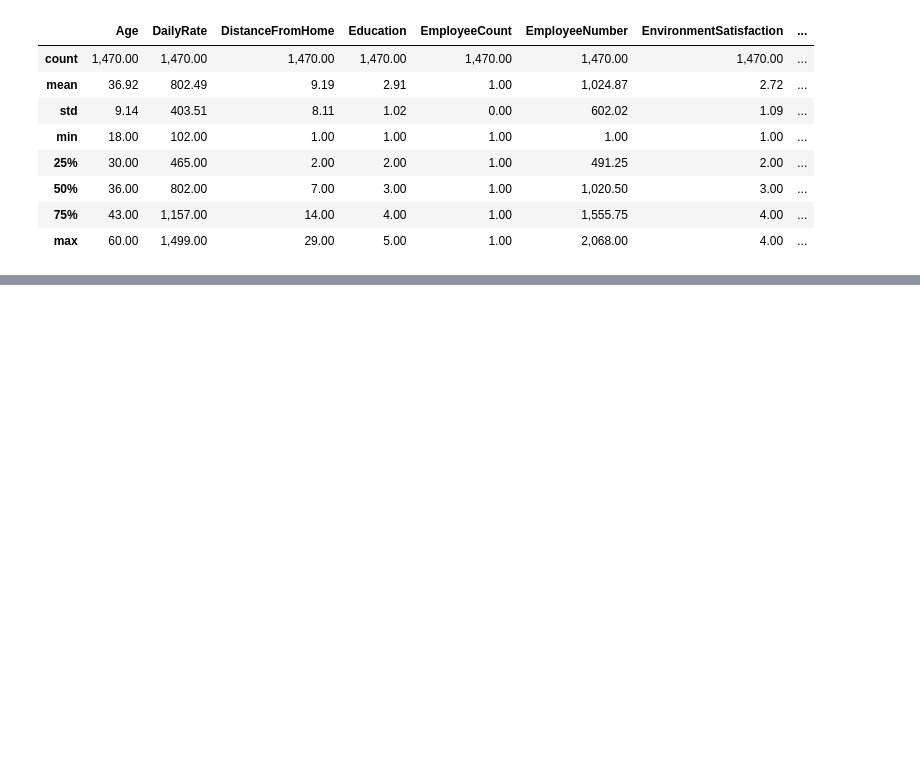
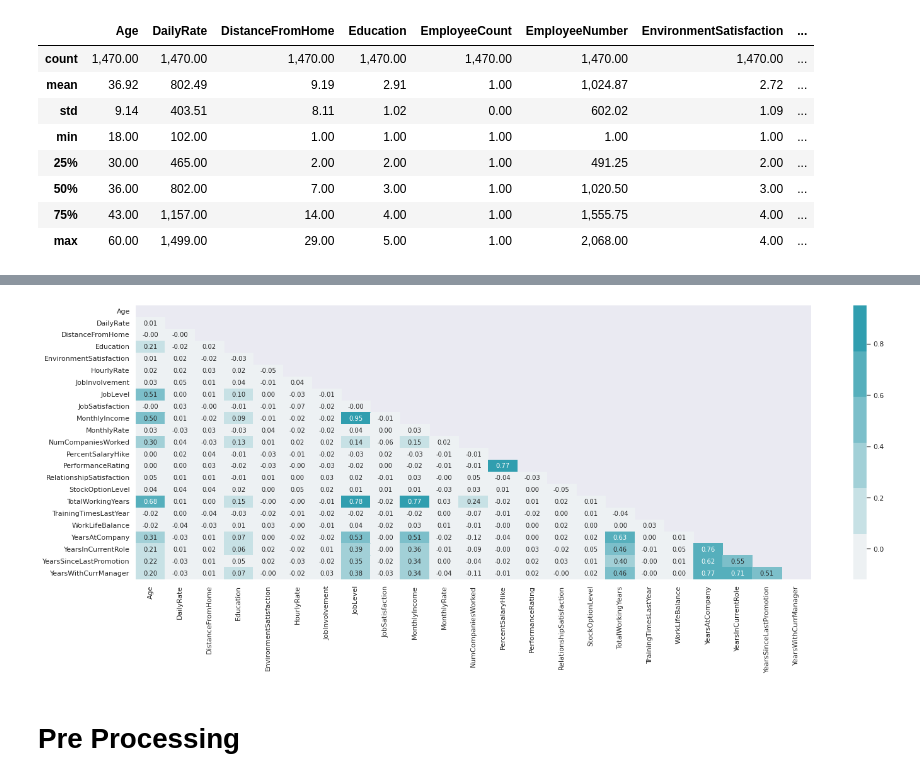
Before and after one commit to zaephaer/MLU-10-HR-DecisonTree, a Jupyter notebook: HR_Attrition_DecisionTree.ipynb, the cells around one changed output, grey strips where cells are left out. Saved outputs shown, nothing was run; the diff lists cells and outputs as text; code cells hidden in the pictures; blank space fills up the shorter version.

```diff
--- a/HR_Attrition_DecisionTree.ipynb
+++ b/HR_Attrition_DecisionTree.ipynb
@@ -84,0 +108,17 @@ col_numerical = [e for e in num_col if e not in remove_list]
+# %%
+plt.figure(figsize=(24,8))
+
+# Mask for the upper triangle
+mask = np.zeros_like(df[col_numerical].corr(), dtype=np.bool)
+mask[np.triu_indices_from(mask)] = True
+
+# Generate a custom diverging colormap
+#cmap = sns.diverging_palette(10, 220, as_cmap=True)
+cmap = sns.light_palette((210, 90, 60), input="husl")
+
+# Heatmap with mask
+sns.heatmap(df[col_numerical].corr(), mask=mask, cmap=cmap, annot=True, fmt=".2f");
+# %% [output]
+[figure, added]
+# %% [markdown]
+# Pre Processing
```
Also changed, not shown: parts of 18 cells of this notebook.
